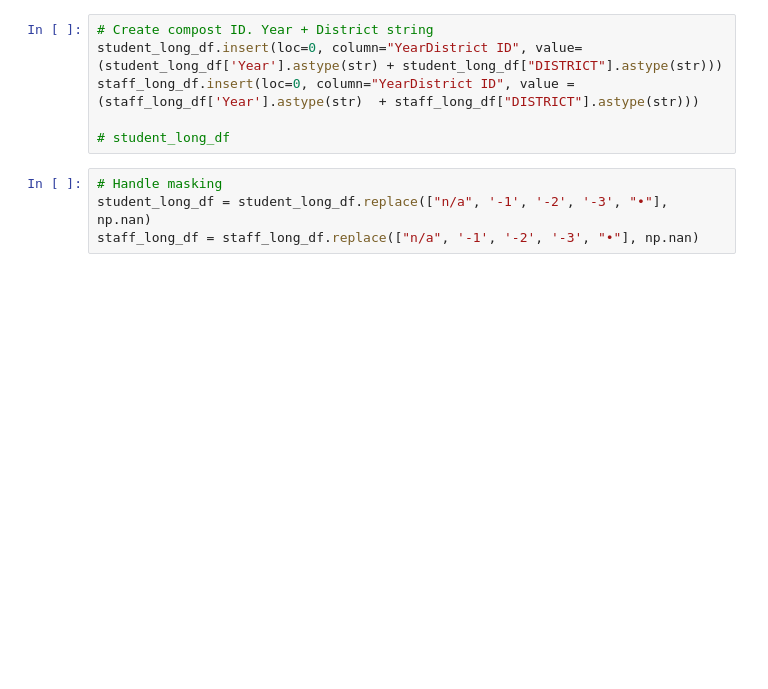
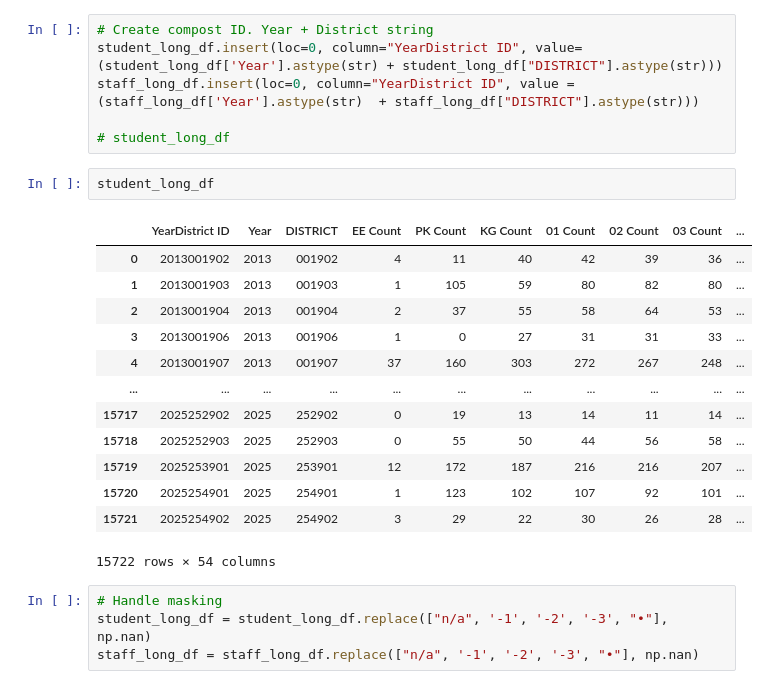
Before and after one commit to CristianS-D/Texas-Education-Data-Analysis, a Jupyter notebook: Cleaning.ipynb, the cells around one changed output. Saved outputs shown, nothing was run; the diff lists cells and outputs as text; blank space fills up the shorter version.

```diff
--- a/Cleaning.ipynb
+++ b/Cleaning.ipynb
@@ -599,6 +599,22 @@ student_long_df.insert(loc=0, column="YearDistrict ID", value=(student_long_df['
 staff_long_df.insert(loc=0, column="YearDistrict ID", value = (staff_long_df['Year'].astype(str)  + staff_long_df["DISTRICT"].astype(str)))
 
 # student_long_df
+# %%
+student_long_df
+# %% [output]
+|  | YearDistrict ID | Year | DISTRICT | EE Count | PK Count | KG Count | 01 Count | 02 Count | 03 Count | ... |
+| 0 | 2013001902 | 2013 | 001902 | 4 | 11 | 40 | 42 | 39 | 36 | ... |
+| 1 | 2013001903 | 2013 | 001903 | 1 | 105 | 59 | 80 | 82 | 80 | ... |
+| 2 | 2013001904 | 2013 | 001904 | 2 | 37 | 55 | 58 | 64 | 53 | ... |
+| 3 | 2013001906 | 2013 | 001906 | 1 | 0 | 27 | 31 | 31 | 33 | ... |
+| 4 | 2013001907 | 2013 | 001907 | 37 | 160 | 303 | 272 | 267 | 248 | ... |
+| ... | ... | ... | ... | ... | ... | ... | ... | ... | ... | ... |
+| 15717 | 2025252902 | 2025 | 252902 | 0 | 19 | 13 | 14 | 11 | 14 | ... |
+| 15718 | 2025252903 | 2025 | 252903 | 0 | 55 | 50 | 44 | 56 | 58 | ... |
+| 15719 | 2025253901 | 2025 | 253901 | 12 | 172 | 187 | 216 | 216 | 207 | ... |
+| 15720 | 2025254901 | 2025 | 254901 | 1 | 123 | 102 | 107 | 92 | 101 | ... |
+| 15721 | 2025254902 | 2025 | 254902 | 3 | 29 | 22 | 30 | 26 | 28 | ... |
+15722 rows × 54 columns
 # %%
 # Handle masking
 student_long_df = student_long_df.replace(["n/a", '-1', '-2', '-3', "•"], np.nan)
```
Also changed, not shown: 1 other file.
